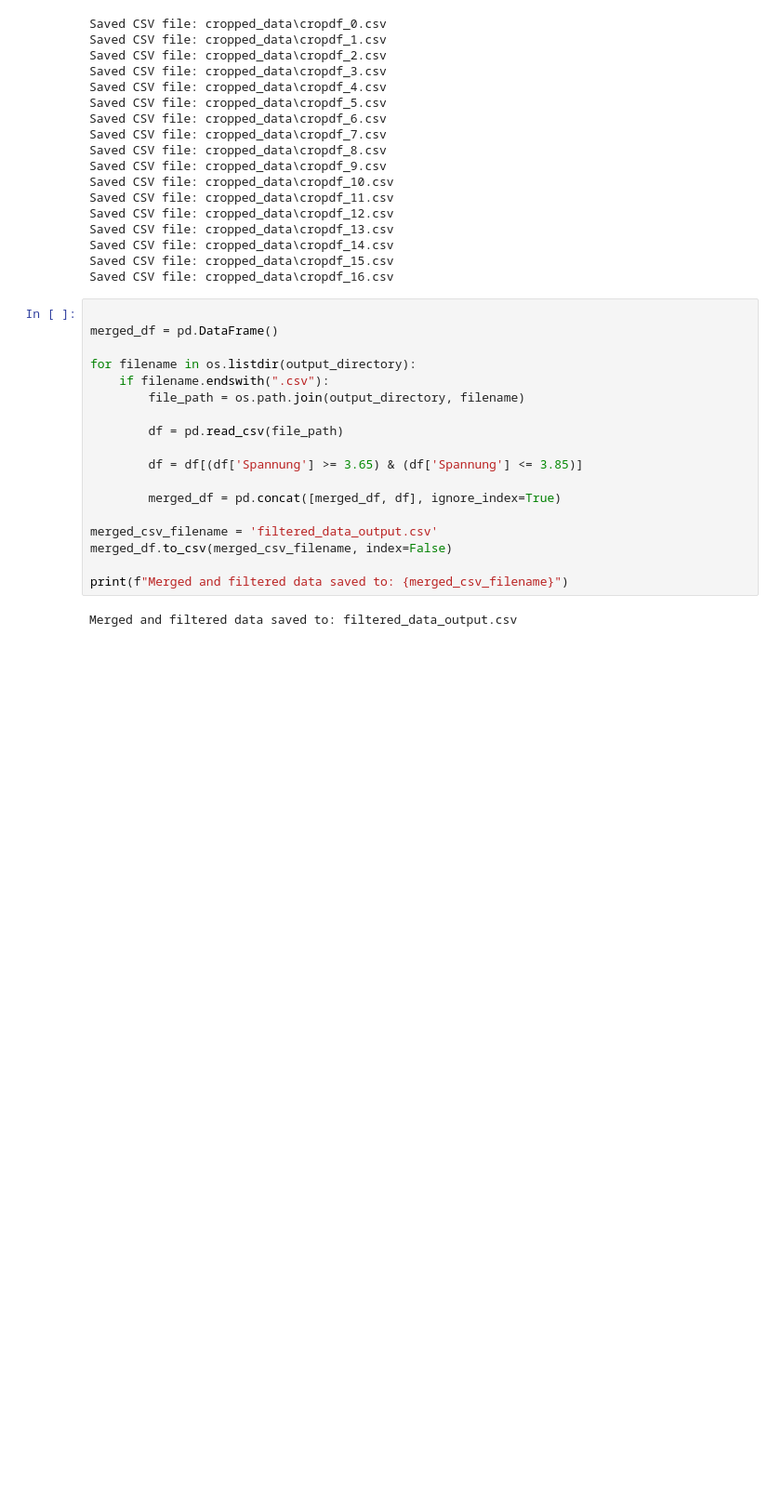
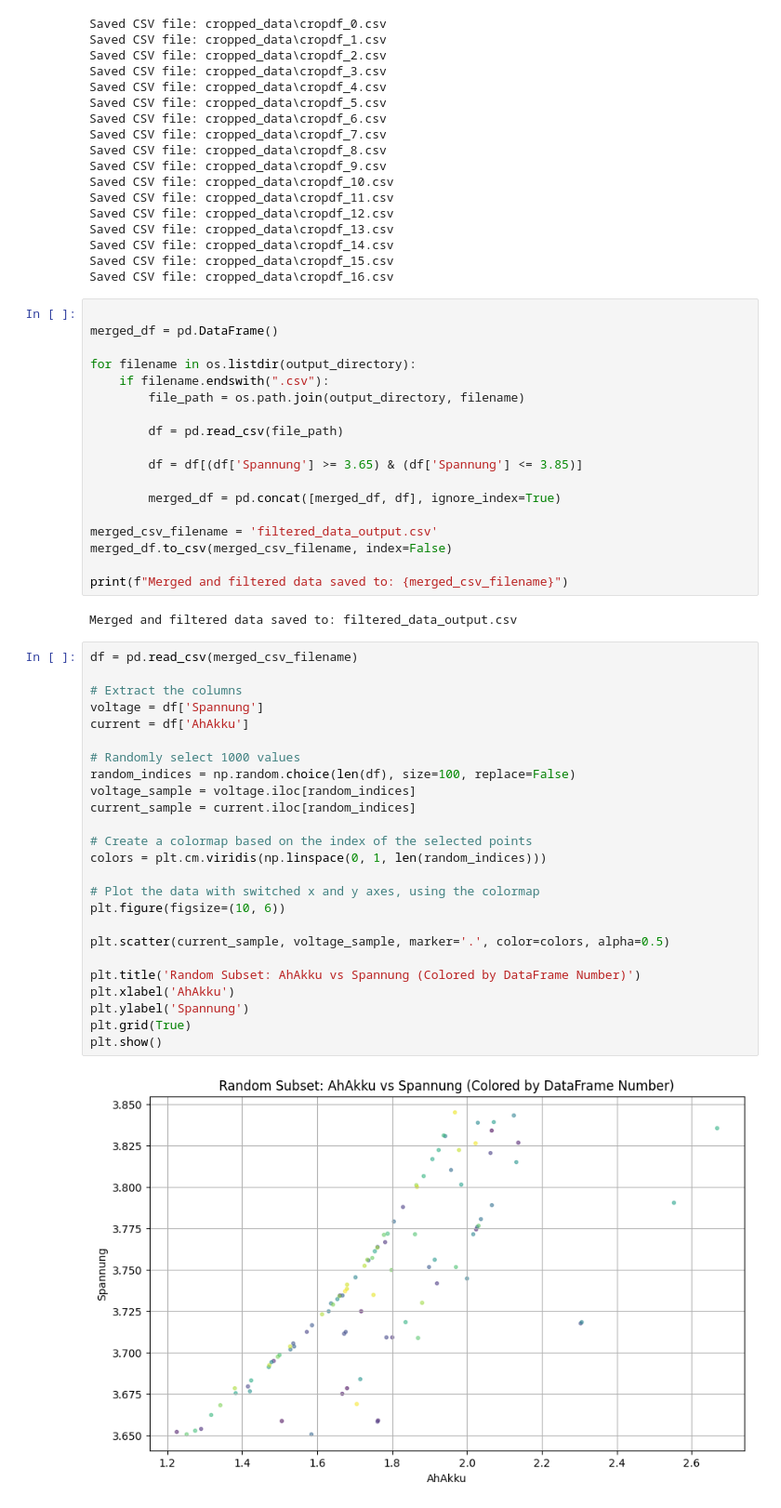
Before and after one commit to umerghafoor/battery-degradation-trajectory-prediction, a Jupyter notebook: lifetimedataExtraction.ipynb, the cells around one changed output. Shown at 93% size. Cells and saved outputs as stored; diff of their text form; blank space fills up the shorter version.

Commit message:
fix -manual data extraction

```diff
--- a/lifetimedataExtraction.ipynb
+++ b/lifetimedataExtraction.ipynb
@@ -405,3 +351,30 @@ merged_df.to_csv(merged_csv_filename, index=False)
 print(f"Merged and filtered data saved to: {merged_csv_filename}")
 # %% [output]
 Merged and filtered data saved to: filtered_data_output.csv
+# %%
+df = pd.read_csv(merged_csv_filename)
+
+# Extract the columns
+voltage = df['Spannung']
+current = df['AhAkku']
+
+# Randomly select 1000 values
+random_indices = np.random.choice(len(df), size=100, replace=False)
+voltage_sample = voltage.iloc[random_indices]
+current_sample = current.iloc[random_indices]
+
+# Create a colormap based on the index of the selected points
+colors = plt.cm.viridis(np.linspace(0, 1, len(random_indices)))
+
+# Plot the data with switched x and y axes, using the colormap
+plt.figure(figsize=(10, 6))
+
+plt.scatter(current_sample, voltage_sample, marker='.', color=colors, alpha=0.5)
+
+plt.title('Random Subset: AhAkku vs Spannung (Colored by DataFrame Number)')
+plt.xlabel('AhAkku')
+plt.ylabel('Spannung')
+plt.grid(True)
+plt.show()
+# %% [output]
+[figure, added]
```
Also changed, not shown: parts of 26 cells of this notebook, 1 other file.
